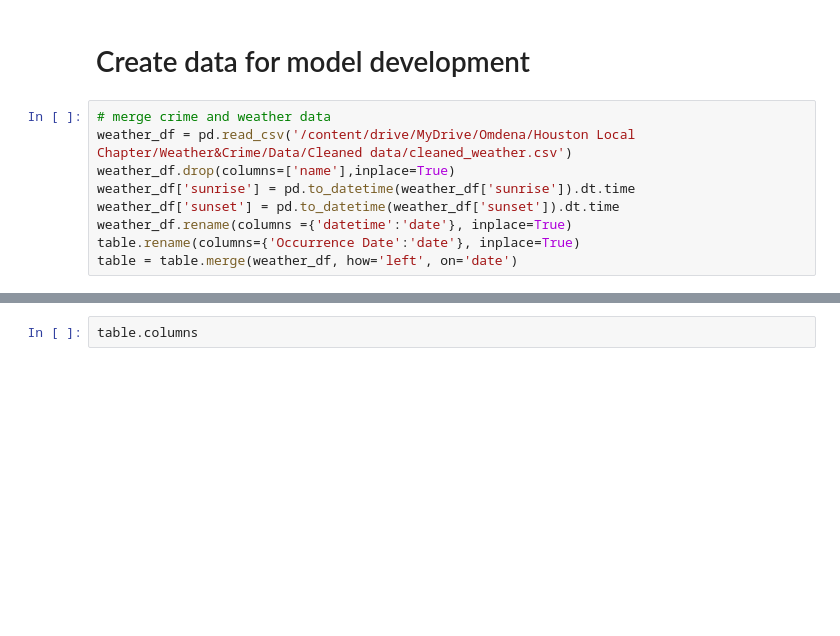
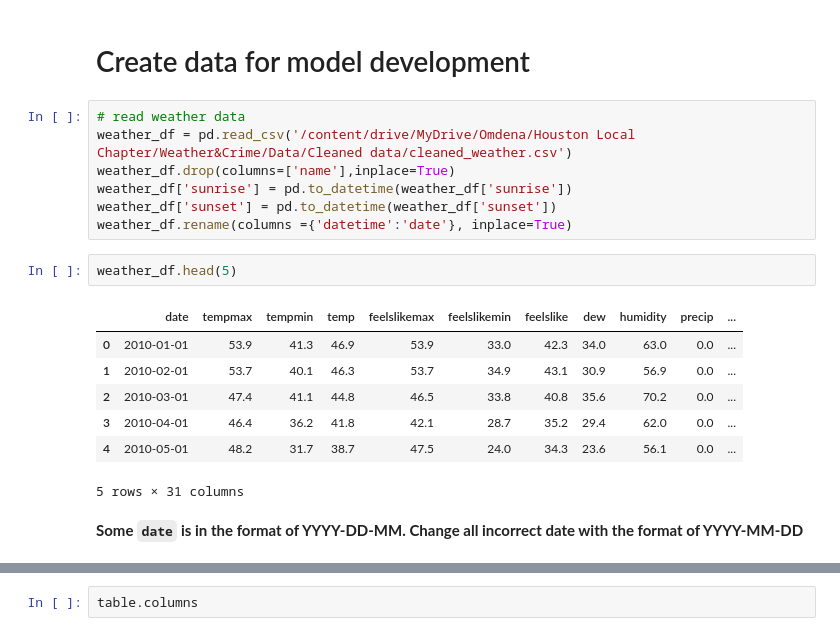
Before and after one commit to KANDUKURIsaikrishna/WeatherCrimeHouston, a Jupyter notebook: Notebooks/task_2_DailyCrimeCount&Weather_SabheenAmmad&XuanQin.ipynb, the cells around one changed output, grey strips where cells are left out. Saved outputs shown, nothing was run; the diff lists cells and outputs as text; blank space fills up the shorter version.

Commit message:
correct weather data format before merging

```diff
--- a/Notebooks/task_2_DailyCrimeCount&Weather_SabheenAmmad&XuanQin.ipynb
+++ b/Notebooks/task_2_DailyCrimeCount&Weather_SabheenAmmad&XuanQin.ipynb
@@ -151,11 +151,21 @@ table
 # %% [markdown]
 # Create data for model development
 # %%
-# merge crime and weather data
+# read weather data
 weather_df = pd.read_csv('/content/drive/MyDrive/Omdena/Houston Local Chapter/Weather&Crime/Data/Cleaned data/cleaned_weather.csv')
 weather_df.drop(columns=['name'],inplace=True)
-weather_df['sunrise'] = pd.to_datetime(weather_df['sunrise']).dt.time
-weather_df['sunset'] = pd.to_datetime(weather_df['sunset']).dt.time
+weather_df['sunrise'] = pd.to_datetime(weather_df['sunrise'])
+weather_df['sunset'] = pd.to_datetime(weather_df['sunset'])
 weather_df.rename(columns ={'datetime':'date'}, inplace=True)
-table.rename(columns={'Occurrence Date':'date'}, inplace=True)
-table = table.merge(weather_df, how='left', on='date')
+# %%
+weather_df.head(5)
+# %% [output]
+|  | date | tempmax | tempmin | temp | feelslikemax | feelslikemin | feelslike | dew | humidity | precip | ... |
+| 0 | 2010-01-01 | 53.9 | 41.3 | 46.9 | 53.9 | 33.0 | 42.3 | 34.0 | 63.0 | 0.0 | ... |
+| 1 | 2010-02-01 | 53.7 | 40.1 | 46.3 | 53.7 | 34.9 | 43.1 | 30.9 | 56.9 | 0.0 | ... |
+| 2 | 2010-03-01 | 47.4 | 41.1 | 44.8 | 46.5 | 33.8 | 40.8 | 35.6 | 70.2 | 0.0 | ... |
+| 3 | 2010-04-01 | 46.4 | 36.2 | 41.8 | 42.1 | 28.7 | 35.2 | 29.4 | 62.0 | 0.0 | ... |
+| 4 | 2010-05-01 | 48.2 | 31.7 | 38.7 | 47.5 | 24.0 | 34.3 | 23.6 | 56.1 | 0.0 | ... |
+5 rows × 31 columns
+# %% [markdown]
+**Some `date` is in the format of YYYY-DD-MM. Change all incorrect date with the format of YYYY-MM-DD**
```
Also changed, not shown: parts of 5 cells of this notebook, 1 other file.
